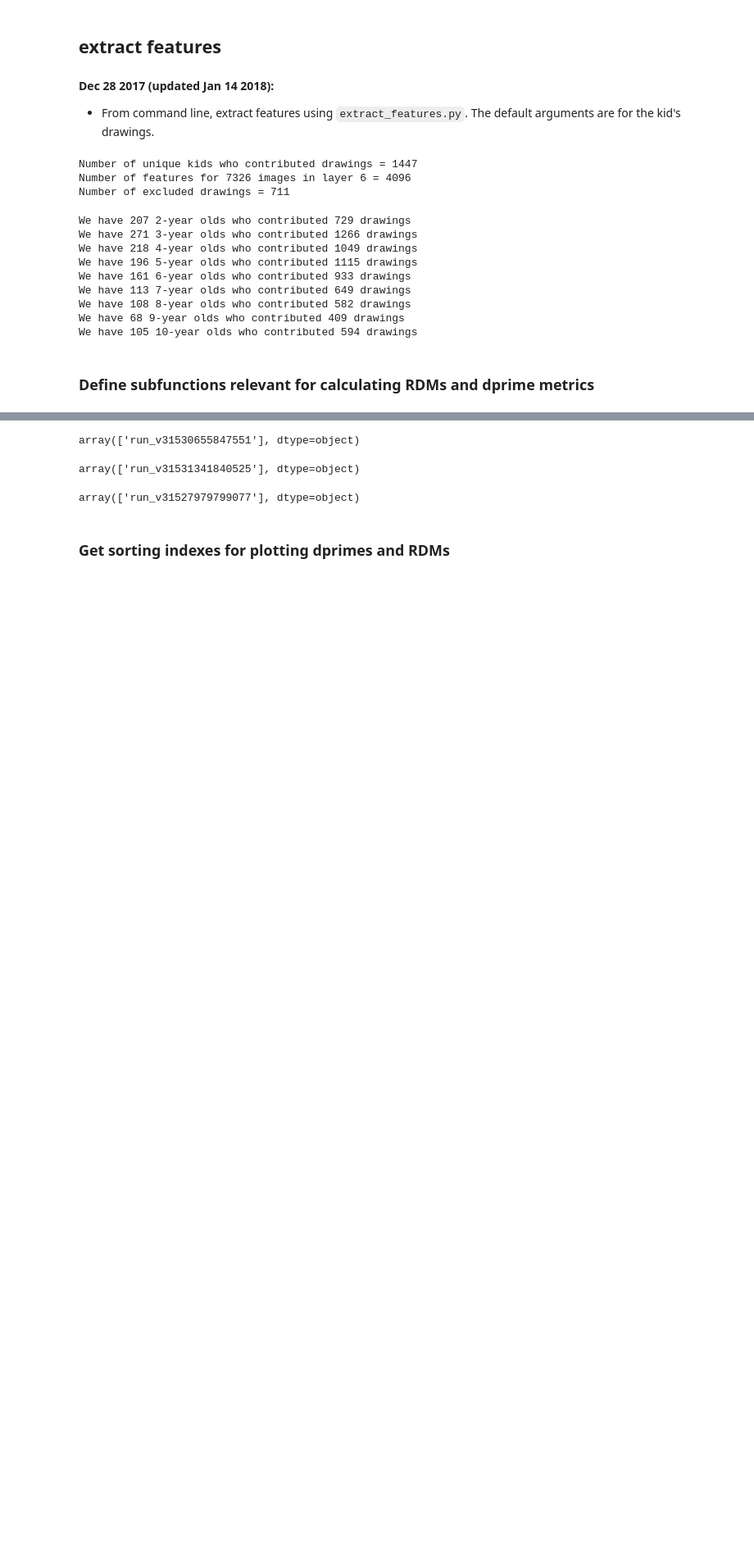
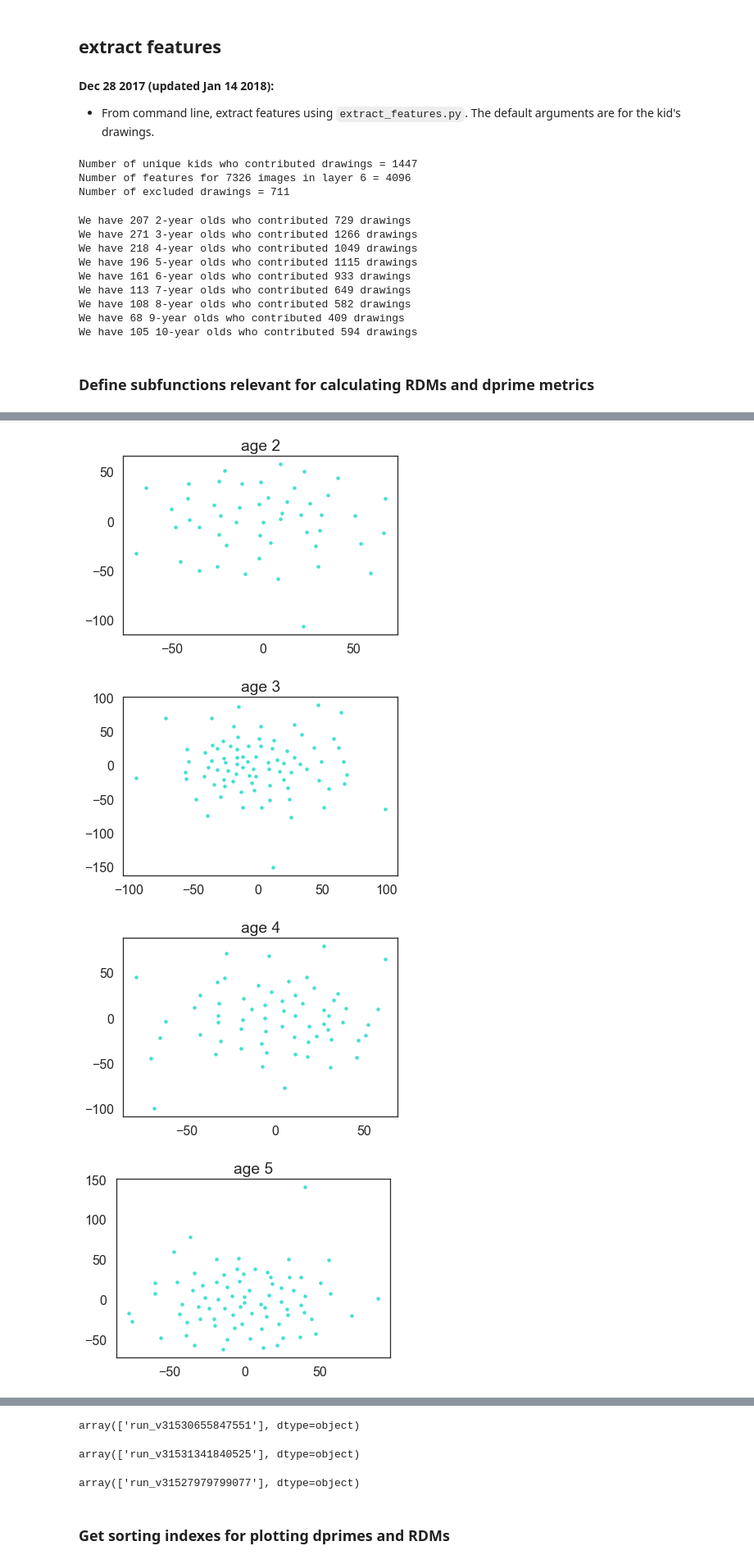
Before and after one commit to brialorelle/kiddraw, a Jupyter notebook: analysis/museumstation/main/analyze_features_museumstation_local_srcd_followups.ipynb, the cells around one changed output, grey strips where cells are left out. Shown at 82% size. Drawn from its saved outputs; the diff is of its cells as text; code cells hidden in the pictures; blank space fills up the shorter version.

Commit message:
New scripts for rendering out multi-class MDS plots by age

```diff
--- a/analysis/museumstation/main/analyze_features_museumstation_local_srcd_followups.ipynb
+++ b/analysis/museumstation/main/analyze_features_museumstation_local_srcd_followups.ipynb
@@ -124,8 +124,8 @@ def plot_rdm_by_class(Features,X,layer_num):
 
 def load_features(cohort, layer_num):
     layers = ['P1','P2','P3','P4','P5','FC6','FC7']
-    F = np.load('museumstation_features/FEATURES_{}_{}_Spatial_True.npy'.format(layers[layer_num],cohort))
-    M = pd.read_csv('museumstation_features/METADATA_{}.csv'.format(cohort))
+    F = np.load('srcd-features/museumstation_features/FEATURES_{}_{}_Spatial_True.npy'.format(layers[layer_num],cohort))
+    M = pd.read_csv('srcd-features/museumstation_features/METADATA_{}.csv'.format(cohort))
 #     F = np.load('/data/old_home/bria/kiddraw/data/museumstation_features/FEATURES_{}_{}_Spatial_True.npy'.format(layers[layer_num],cohort))
 #     M = pd.read_csv('/data/old_home/bria/kiddraw/data/museumstation_features/METADATA_{}.csv'.format(cohort))
 
@@ -254,7 +254,17 @@ def get_class_rmse_only(class_std, class_means,ordered_objs):
 ## Look at distances within a class and age group
 # for age in (5,9):
 #     print age
-ind = KM.index[KM['age'] == 5]
-KM_subset =  KM.loc[ind]
-KF_subset =  KF[ind.tolist()]
-bird_distances = get_class_distances(KF_subset,KM_subset,'a bird')
+for age in (2,3,4,5,6,7,8,9,10):
+    ind = KM.index[KM['age'] == age]
+    KM_subset =  KM.loc[ind]
+    KF_subset =  KF[ind.tolist()]
+    plt.figure(age)
+
+    _labels = np.unique(KM.label.values)
+    for l, this_label in enumerate(_labels):
+        these_distances = get_class_distances(KF_subset,KM_subset,this_label)
+        these_distances.sort()
+#         plt.hist(these_distances)
+#         plt.plot(np.log(these_distances))
+#         plt.ylim([0,np.max(np.log(these_distances))])
+#         plt.title('age'+ ' '+ str(age))
@@ -260,0 +292,23 @@ bird_distances = get_class_distances(KF_subset,KM_subset,'a bird')
+# %%
+## Make an MDS plot of birds at each ages
+for age in (2,3,4,5,6,7,8,9,10):
+    ind = KM.index[KM['age'] == age]
+    KM_subset =  KM.loc[ind]
+    KF_subset =  KF[ind.tolist()]
+
+    class_features = KF_subset[KM_subset.label.values=="a bird"]
+    imagewise_distances = pairwise.euclidean_distances(class_features)
+
+    mds = manifold.MDS(n_components=2, max_iter=3000, eps=1e-9, random_state=seed,
+                   dissimilarity="precomputed", n_jobs=1)
+    pos = mds.fit(imagewise_distances).embedding_
+
+    plt.figure(age)
+    s = 20 ## size of the dots
+    plt.scatter(pos[:, 0], pos[:, 1], color='turquoise', s=s, lw=0, label='MDS')
+    plt.title('age ' + str(age))
+# %% [output]
+[figure, added]
+[figure, added]
+[figure, added]
+[figure, added]
```
Also changed, not shown: parts of 11 cells of this notebook.
